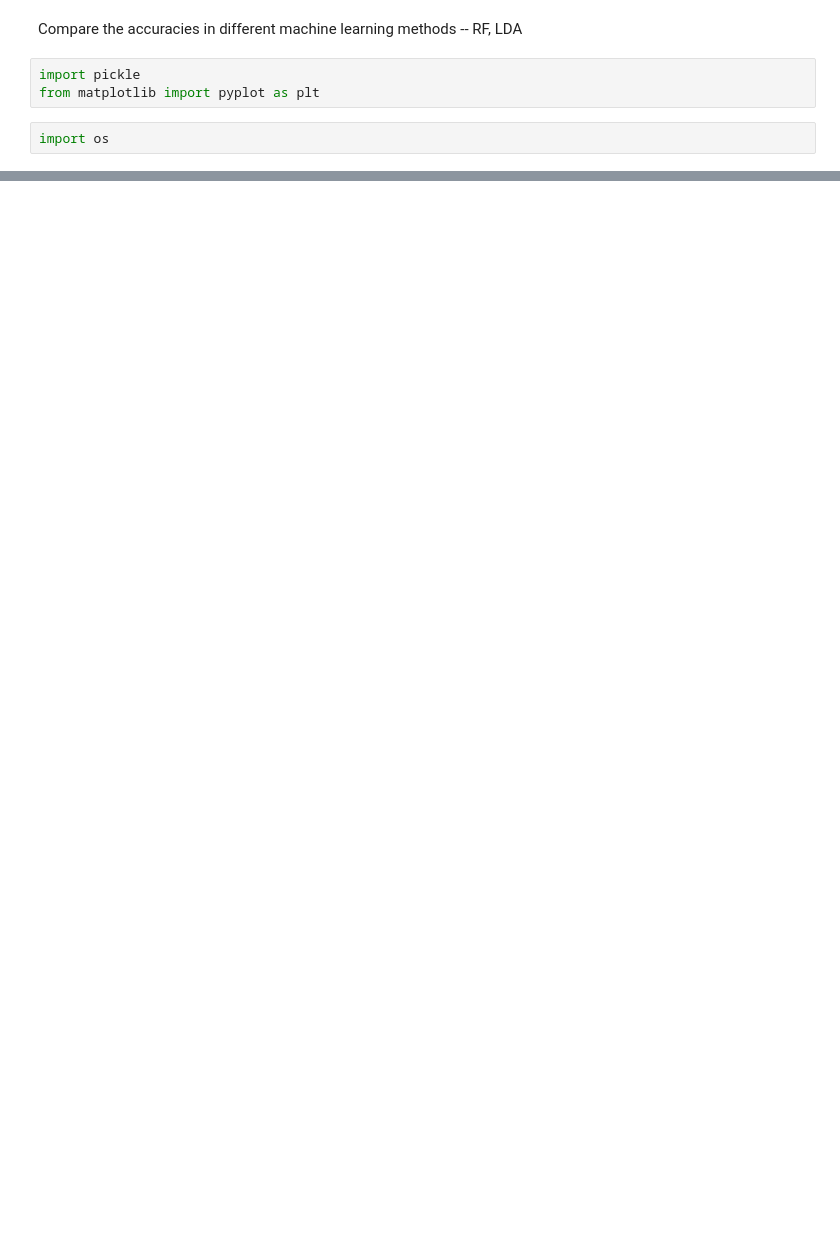
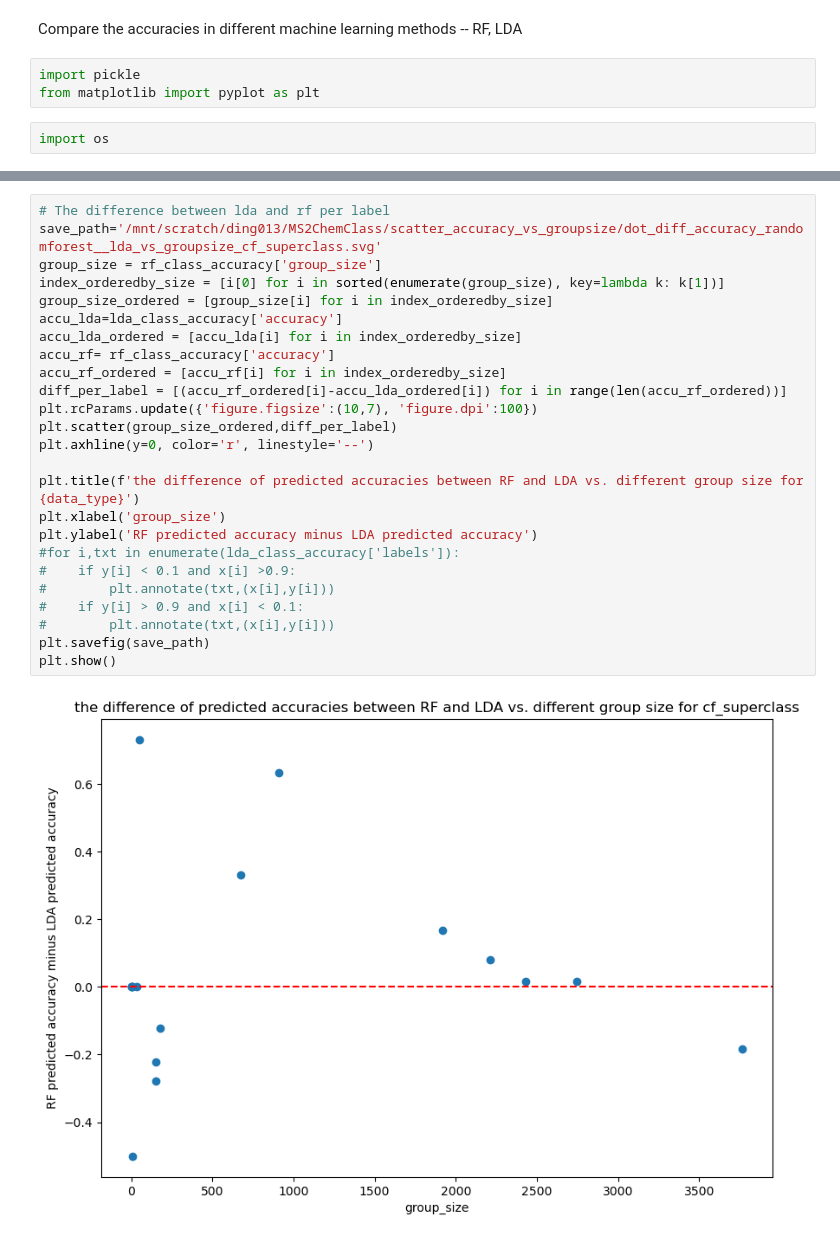
Before and after one commit to Yiyuan-Ding/MS2ChemClass, a Jupyter notebook: accuracy_comparision_RF_LDA.ipynb, the cells around one changed output, grey strips where cells are left out. Saved outputs shown, nothing was run; the diff lists cells and outputs as text; blank space fills up the shorter version.

```diff
--- a/accuracy_comparision_RF_LDA.ipynb
+++ b/accuracy_comparision_RF_LDA.ipynb
@@ -24,0 +88,27 @@ print(rf_class_30group_accuracy['labels'])
+# %%
+# The difference between lda and rf per label
+save_path='/mnt/scratch/ding013/MS2ChemClass/scatter_accuracy_vs_groupsize/dot_diff_accuracy_randomforest__lda_vs_groupsize_cf_superclass.svg'
+group_size = rf_class_accuracy['group_size']
+index_orderedby_size = [i[0] for i in sorted(enumerate(group_size), key=lambda k: k[1])]
+group_size_ordered = [group_size[i] for i in index_orderedby_size]
+accu_lda=lda_class_accuracy['accuracy']
+accu_lda_ordered = [accu_lda[i] for i in index_orderedby_size]
+accu_rf= rf_class_accuracy['accuracy']
+accu_rf_ordered = [accu_rf[i] for i in index_orderedby_size]
+diff_per_label = [(accu_rf_ordered[i]-accu_lda_ordered[i]) for i in range(len(accu_rf_ordered))]
+plt.rcParams.update({'figure.figsize':(10,7), 'figure.dpi':100})
+plt.scatter(group_size_ordered,diff_per_label)
+plt.axhline(y=0, color='r', linestyle='--')
+
+plt.title(f'the difference of predicted accuracies between RF and LDA vs. different group size for {data_type}')
+plt.xlabel('group_size')
+plt.ylabel('RF predicted accuracy minus LDA predicted accuracy')
+#for i,txt in enumerate(lda_class_accuracy['labels']):
+#    if y[i] < 0.1 and x[i] >0.9:
+#        plt.annotate(txt,(x[i],y[i]))
+#    if y[i] > 0.9 and x[i] < 0.1:
+#        plt.annotate(txt,(x[i],y[i]))
+plt.savefig(save_path)
+plt.show()
+# %% [output]
+[figure, added]
```
Also changed, not shown: parts of 24 cells of this notebook, 7 other files.
